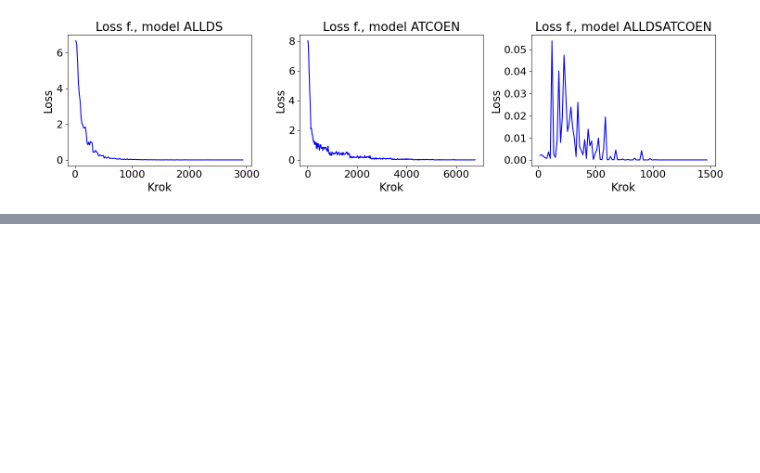
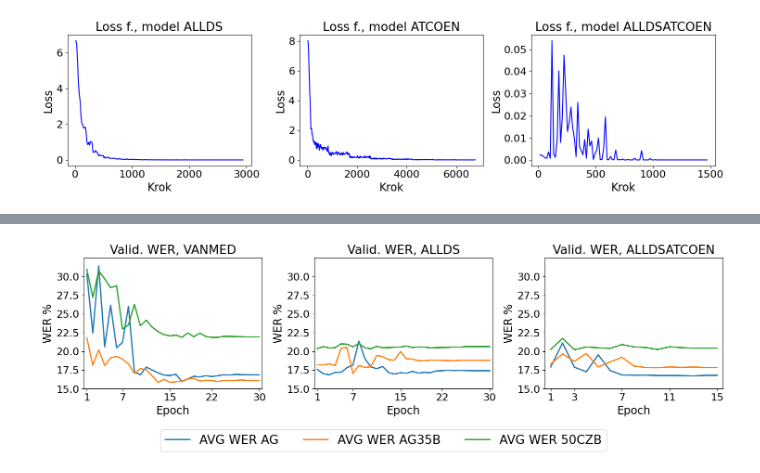
Before and after one commit to JohnyDevp/DP-Air-Traffic-Comm-Transcription, a Jupyter notebook: data/evaluation/RESULTS/neco.ipynb, the cells around one changed output, grey strips where cells are left out. Cells and saved outputs as stored; diff of their text form; code cells hidden in the pictures; blank space fills up the shorter version.

Commit message:
data to text update

```diff
--- a/data/evaluation/RESULTS/neco.ipynb
+++ b/data/evaluation/RESULTS/neco.ipynb
@@ -374,0 +481,64 @@ fig.savefig(os.path.join(OUT_DIR, f'{FILE_NAME}{'_'+to_add if to_add else ''}.pn
+# %%
+OUT_DIR = 'OUT/prompt-full'
+DIR=''
+dirs = [
+    'prompt2/vanmed-full',
+    'prompt2/allds-full',
+    'prompt2/alldsatcoen-full',
+]
+PROMPTS = ['AG','AG35B','50CZB']
+
+NUM_OF_PLOTS = len(dirs)
+# TITLES = [ 'Valid. WER a loss, ALLDS', 'Valid. WER a loss, ATCOEN','Valid. WER a loss, ALLDSATCOEN']
+# FILE_NAME = 'wer_loss_total'
+# FILE_NAME='best_wer_partial_and_total'
+
+TITLES = [ 'Valid. WER, VANMED', 'Valid. WER, ALLDS','Valid. WER, ALLDSATCOEN']
+FILE_NAME = 'wer_avg_AG_AG35B_50CZB'
+
+# TITLES = [ 'Valid. loss, ALLDS', 'Valid. loss, ATCOEN','Valid. loss, ALLDSATCOEN']
+# FILE_NAME = 'loss_partial'
+
+# TITLES = [ 'Valid. CAL WER, ALLDS', 'Valid. CAL WER, ATCOEN','Valid. CAL WER, ALLDSATCOEN']
+# FILE_NAME = 'calwer_partial'
+
+fig, axs = plt.subplots(1, NUM_OF_PLOTS, figsize=(15, 4))
+
+for idx, dir in enumerate(dirs):
+    legend_lines = []
+    for prompt_dir in PROMPTS:
+        data = open(os.path.join(dir, prompt_dir,'eval.txt'))
+        out=compute_wer_loss(data)
+        checkpoints, wer, loss, cal_wer = compute_total_wer(out)
+
+        legend_lines_ = promptplot(
+            checkpoints, wer, loss, cal_wer, axs[idx],title=TITLES[idx],
+            plot_total_wer=True, plot_partial_wer=False,
+            plot_total_loss=False, plot_partial_loss=False,
+            plot_total_cal_wer=False, plot_partial_cal_wer=False,
+            display_left_axis_label=True, #if idx == 0 else False,
+            display_right_axis_label=False #if idx == NUM_OF_PLOTS-1 else False,
+        )
+        legend_lines += [[legend_lines_[0][0],legend_lines_[0][1] + ' ' + prompt_dir]]
+
+legend_dict = {
+    'atco_en_ruzyne': 'Ruzyne',
+    'atco_en_stefanik': 'Stefanik',
+    'atco_en_zurich': 'Zurich',
+}
+
+
+fig.legend([leg[0] for leg in legend_lines], [legend_dict[leg[1]] if leg[1] in legend_dict else leg[1] for leg in legend_lines], loc='upper center', ncol=4, bbox_to_anchor=(0.5, 0.00),fontsize=19)
+
+# TWO LEGENDS SETUP
+# fig.legend([leg[0] for leg in legend_lines[:4]], [legend_dict[leg[1]] if leg[1] in legend_dict else leg[1] for leg in legend_lines], loc='upper center', ncol=4, bbox_to_anchor=(0.5, 0.05),fontsize=21)
+# fig.legend([leg[0] for leg in legend_lines[4:]], [legend_dict[leg[1]] if leg[1] in legend_dict else leg[1] for leg in legend_lines[4:]], loc='upper center', ncol=3, bbox_to_anchor=(0.5, -0.1),fontsize=21)
+
+
+fig.tight_layout()
+to_add = ''
+if (os.path.exists(os.path.join(OUT_DIR, f'{FILE_NAME}.png'))):
+    to_add = str(time.time())
+fig.savefig(os.path.join(OUT_DIR, f'{FILE_NAME}{'_'+to_add if to_add else ''}.png'), dpi=300, bbox_inches='tight')
+# %% [output]
+[figure, added]
```
Also changed, not shown: parts of 7 cells of this notebook, 13 other files.
